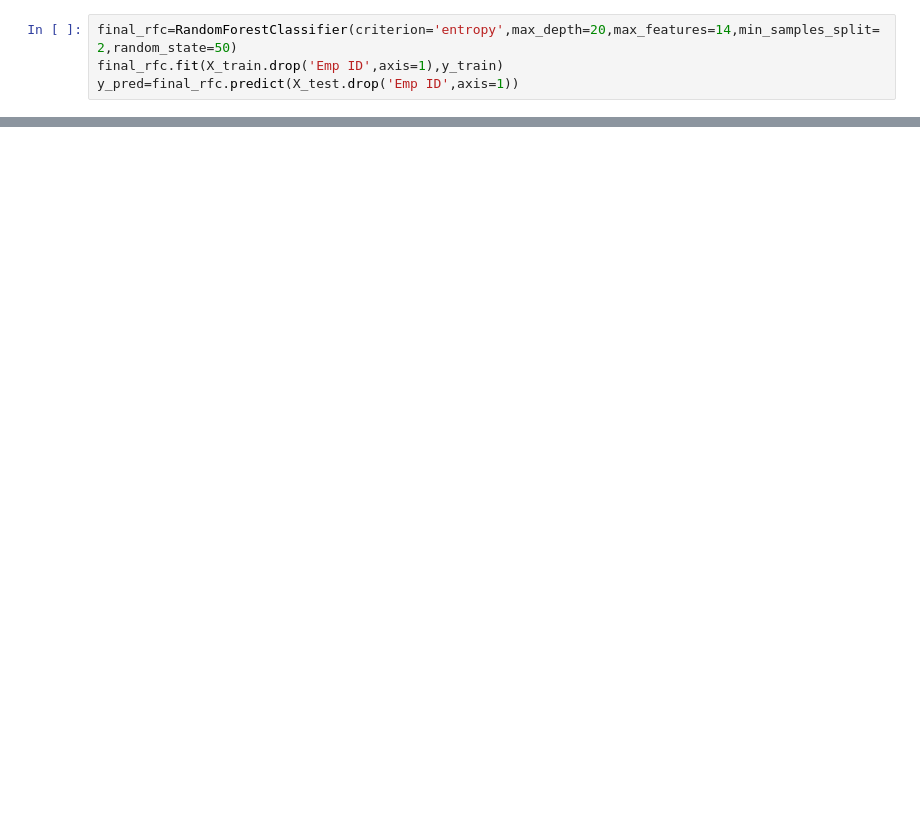
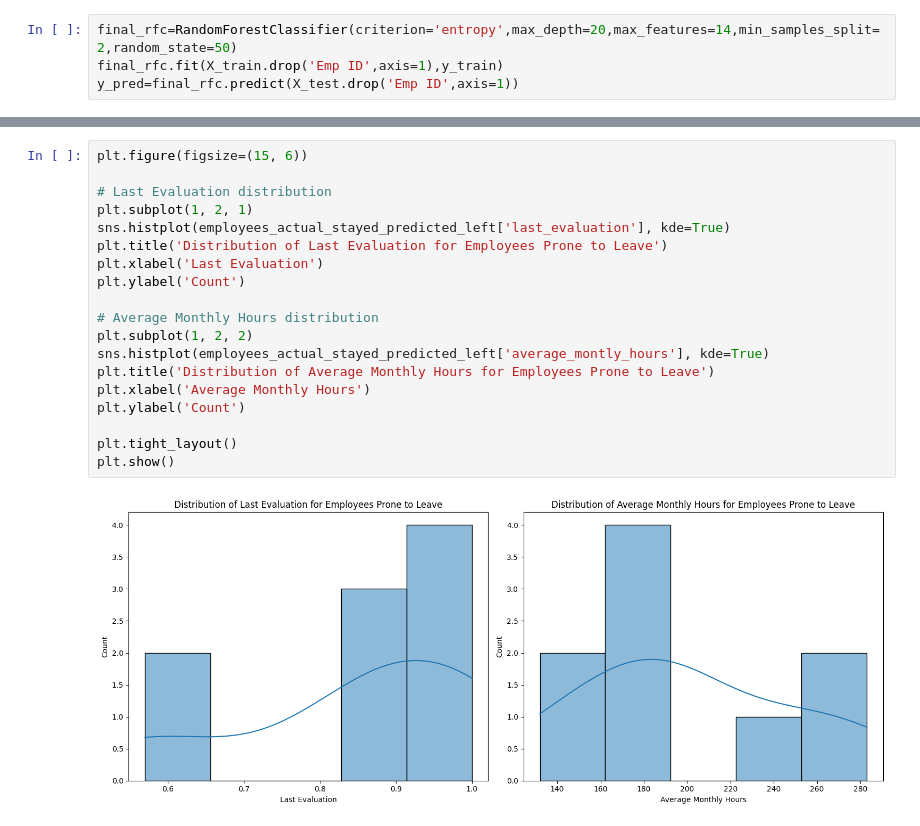
Before and after one commit to MrCee95/Employee-Attrition, a Jupyter notebook: Employee Attrition Final.ipynb, the cells around one changed output, grey strips where cells are left out. Drawn from its saved outputs; the diff is of its cells as text; blank space fills up the shorter version.

```diff
--- a/Employee Attrition Final.ipynb
+++ b/Employee Attrition Final.ipynb
@@ -461,0 +838,21 @@ Employees_prone_to_leave
+# %%
+plt.figure(figsize=(15, 6))
+
+# Last Evaluation distribution
+plt.subplot(1, 2, 1)
+sns.histplot(employees_actual_stayed_predicted_left['last_evaluation'], kde=True)
+plt.title('Distribution of Last Evaluation for Employees Prone to Leave')
+plt.xlabel('Last Evaluation')
+plt.ylabel('Count')
+
+# Average Monthly Hours distribution
+plt.subplot(1, 2, 2)
+sns.histplot(employees_actual_stayed_predicted_left['average_montly_hours'], kde=True)
+plt.title('Distribution of Average Monthly Hours for Employees Prone to Leave')
+plt.xlabel('Average Monthly Hours')
+plt.ylabel('Count')
+
+plt.tight_layout()
+plt.show()
+# %% [output]
+[figure, added]
```
Also changed, not shown: parts of 25 cells of this notebook.
